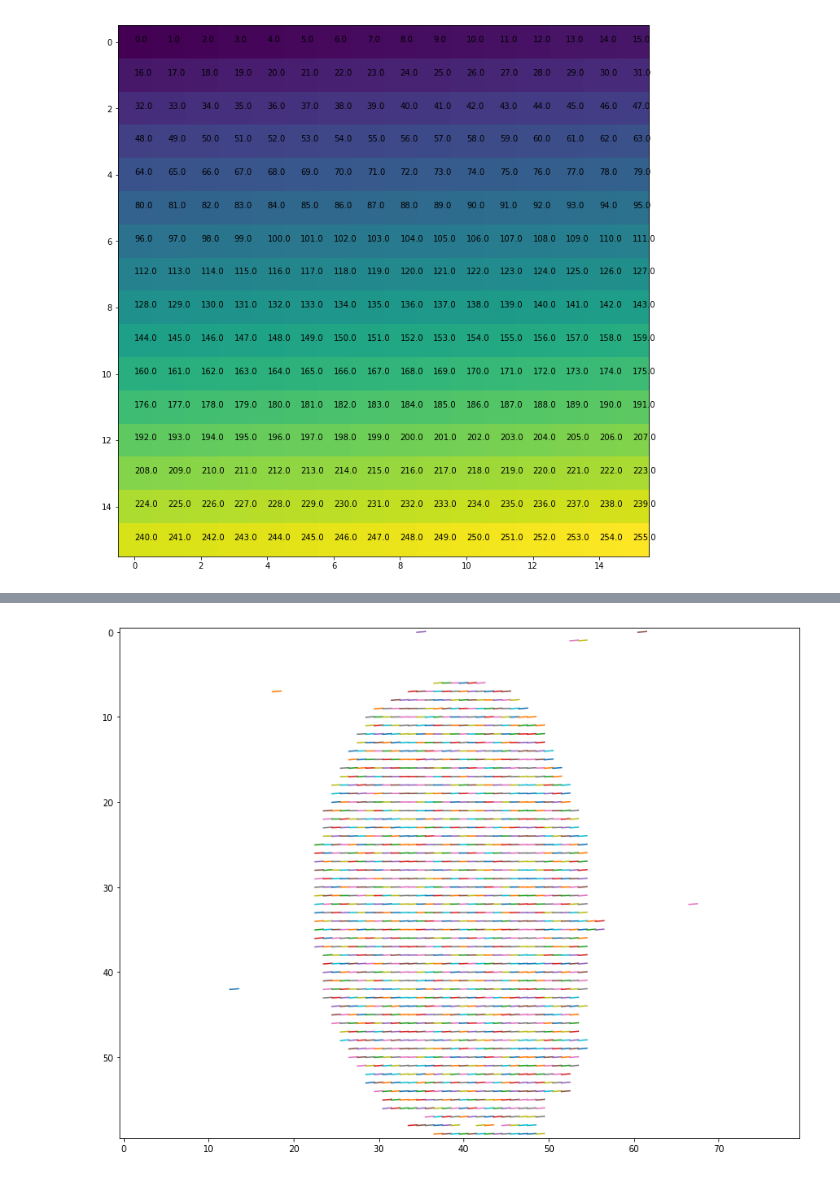
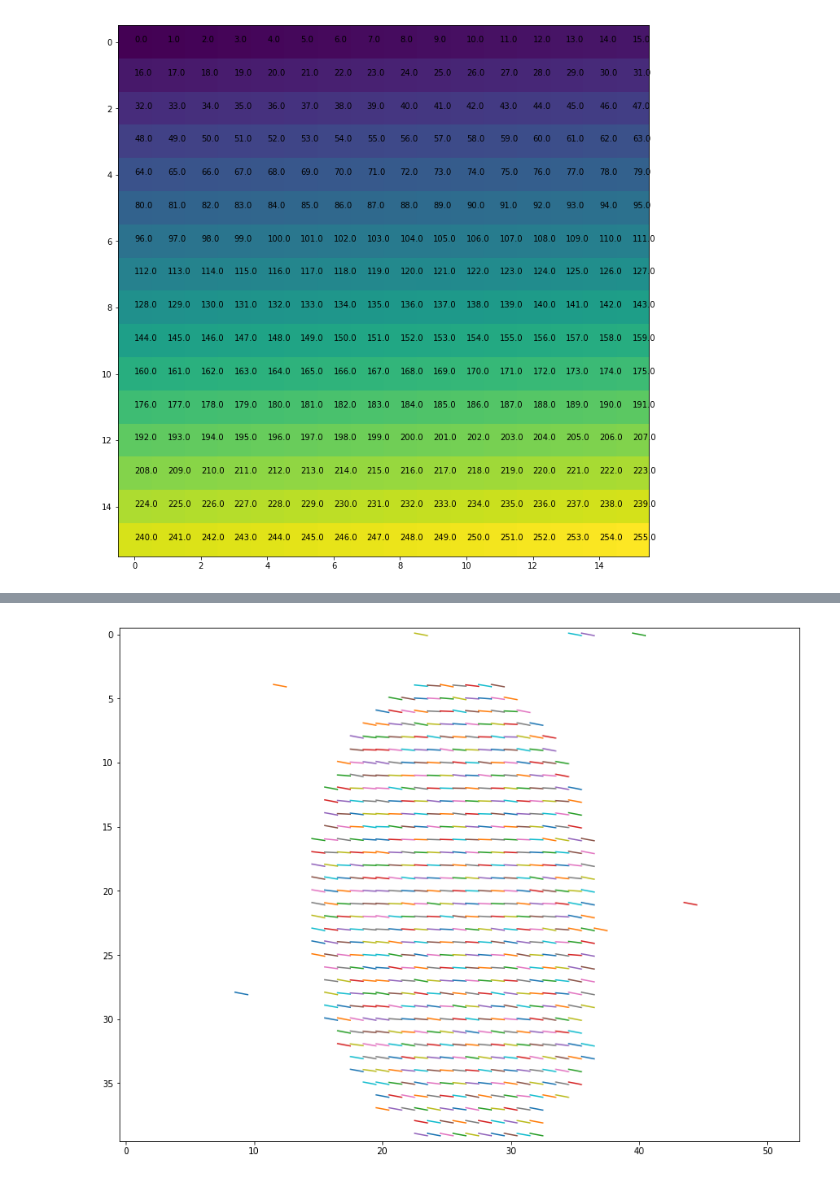
Before and after one commit to gabrieldelaparra/CC5508-2017-1-Tarea5, a Jupyter notebook: Tarea5.ipynb, the cells around one changed output, grey strips where cells are left out. Saved outputs shown, nothing was run; the diff lists cells and outputs as text; code cells hidden in the pictures.

```diff
--- a/Tarea5.ipynb
+++ b/Tarea5.ipynb
@@ -276,20 +268,19 @@ def imageOrientation(image, cellSize):
     cellRows = math.floor(rows/cellSize)
     cellCols = math.floor(cols/cellSize)
     cellCount = cellRows*cellCols
-    cellPixels = np.zeros((cellRows, cellCols))
+    cells = np.zeros((cellRows, cellCols))
 
     for j in range(cols):
         for i in range(rows):
             cellX = math.floor(i/cellSize)
             cellY = math.floor(j/cellSize)
-            cellIndex = image[i,j]
-            if(cellIndex<255):
-                cellPixels[cellX, cellY] = cellIndex
+            pixelValue = image[i,j]
+            if(pixelValue<255):
+                cells[cellX, cellY] = pixelValue
 
     fig, ax = plt.subplots()
-
-    ax.imshow(cellPixels, cmap="binary")
+    ax.imshow(cells, cmap="binary")
 
 image = io.imread("./DB1_B/101_2.tif")
-imageOrientation(image, 8)
+imageOrientation(image, 6)
 # %% [output]
@@ -297,32 +288,33 @@ imageOrientation(image, 8)
 # %%
 def imageOrientation(image, cellSize):
     rows, cols = image.shape
     cellRows = math.floor(rows/cellSize)
     cellCols = math.floor(cols/cellSize)
     cellCount = cellRows*cellCols
-    cellPixels = np.zeros((cellRows, cellCols))
+    cells = np.zeros((cellRows, cellCols))
 
     for j in range(cols):
         for i in range(rows):
             cellX = math.floor(i/cellSize)
             cellY = math.floor(j/cellSize)
-            cellIndex = image[i,j]
-            if(cellIndex<255):
-                cellPixels[cellX, cellY] = math.pi*cellIndex/cellCount/2
+            pixelValue = image[i,j]
+            if(pixelValue<255):
+                cells[cellX, cellY] = 0.5 * math.pi * pixelValue / cellCount
 
     fig, ax = plt.subplots()
     for j in range(cellCols):
         for i in range(cellRows):
-            if(cellPixels[i,j]>0):
-                ax.plot([j-math.cos(cellPixels[i,j])/2,j+math.cos(cellPixels[i,j])/2],[i+math.sin(cellPixels[i,j])/2,i-math.sin(cellPixels[i,j])/2])
-            cellPixels[i,j] = 0;
+            if(cells[i,j]>0):
+                ax.plot([j-math.cos(cells[i,j])/2,j+math.cos(cells[i,j])/2],[i-math.sin(cells[i,j])/2,i+math.sin(cells[i,j])/2])
+            cells[i,j] = 0;
 
-    ax.imshow(cellPixels, cmap="binary")
+    ax.imshow(cells, cmap="binary")
 
-image = io.imread("./DB1_B/101_2.tif")
-imageOrientation(image, 8)
+imageFile = "./DB1_B/101_2.tif"
+image = io.imread(imageFile)
+imageOrientation(image, 12)
 # %% [output]
-[figure, old version]
+[figure, new version]
 # %%
 def imageOrientation(image, cellSize):
     rows, cols = image.shape
```
Also changed, not shown: parts of 14 cells of this notebook.
